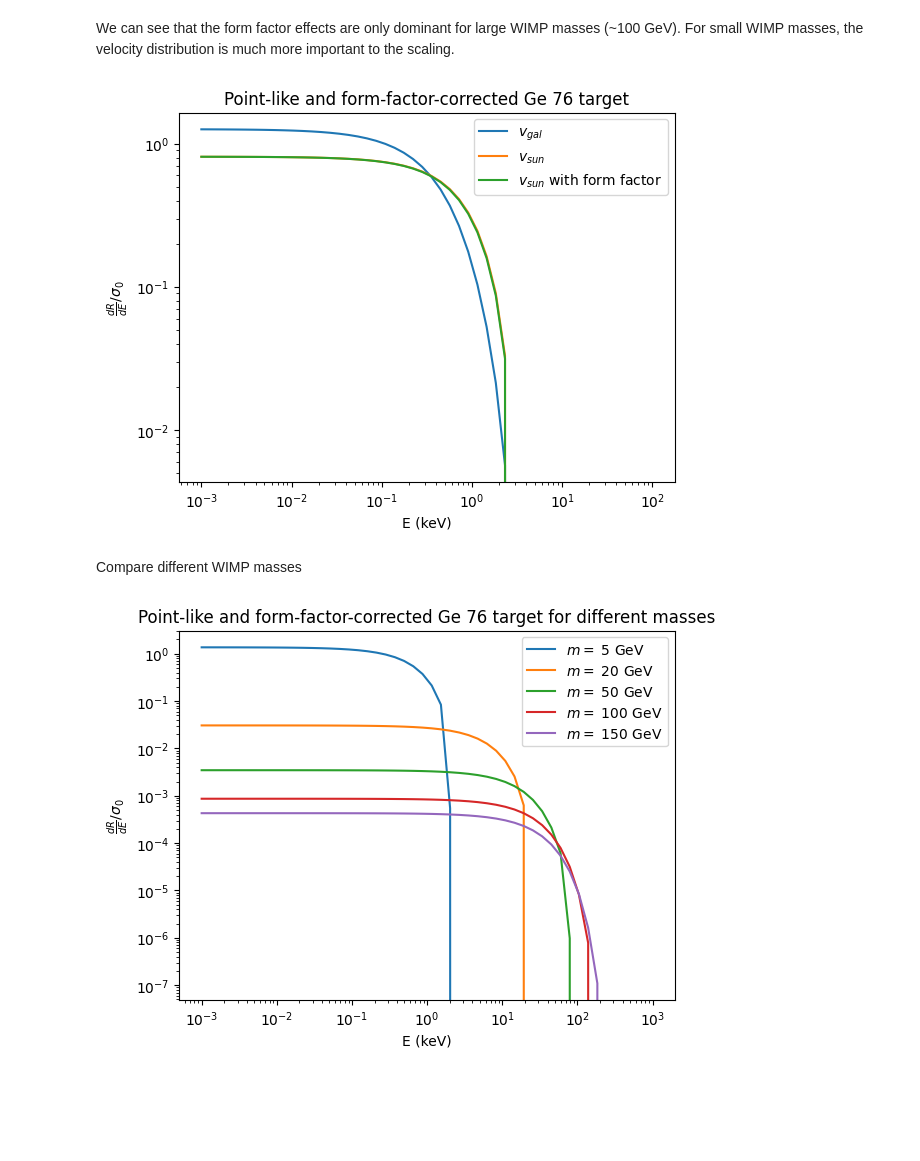
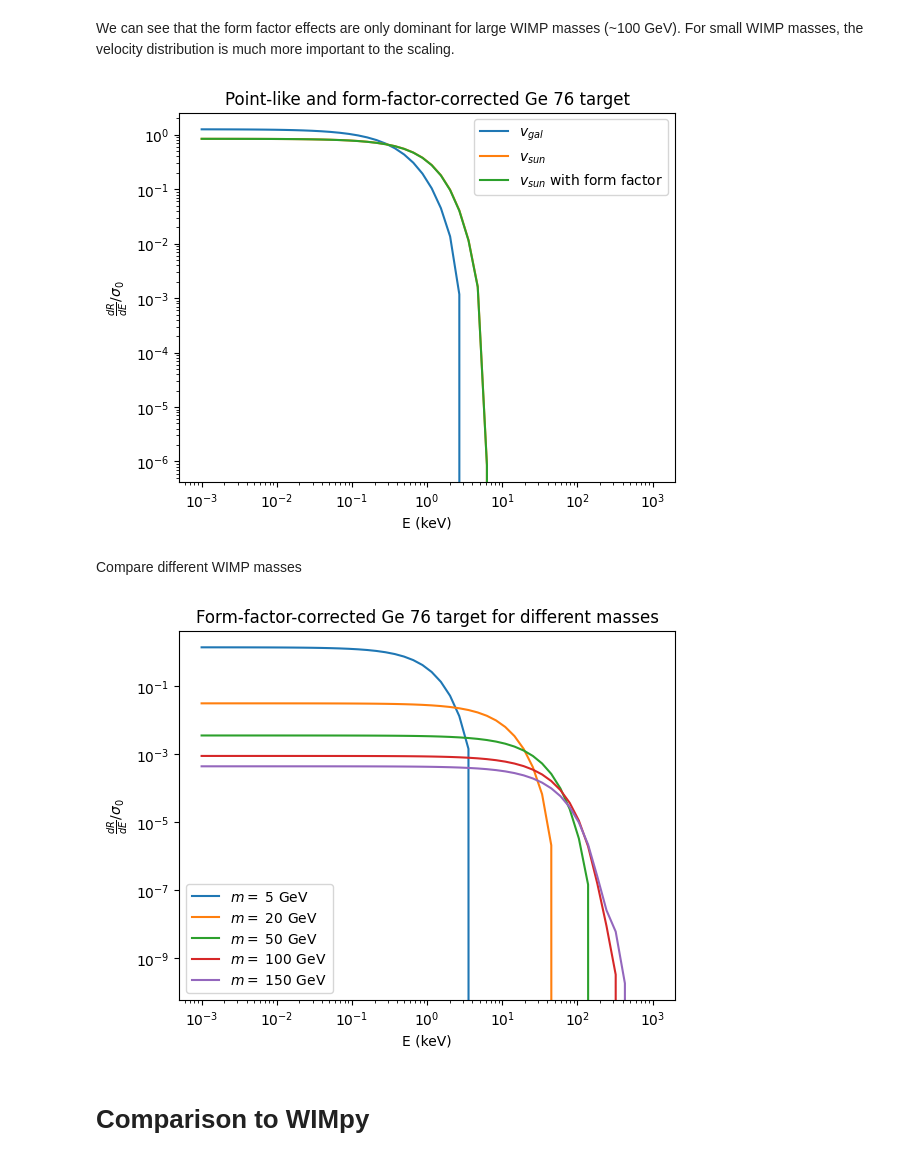
Before and after one commit to tiagocamison/WIMP-LEGEND, a Jupyter notebook: WIMP_O1_spectrum.ipynb, the cells around one changed output. Drawn from its saved outputs; the diff is of its cells as text; code cells hidden in the pictures; blank space fills up the shorter version.

```diff
--- a/WIMP_O1_spectrum.ipynb
+++ b/WIMP_O1_spectrum.ipynb
@@ -218,7 +218,7 @@ plt.show()
 We can see that the form factor effects are only dominant for large WIMP masses (~100 GeV). For small WIMP masses, the velocity distribution is much more important to the scaling.
 # %%
 E = E_keV * 1e-6  # GeV
-eta_sun = make_eta(speed_f_boosted(v0, vesc, v_eff), vesc, n_points=int(1e5))
+eta_sun = make_eta(speed_f_boosted(v0, vesc, v_E), vesc + v_E)
 eta_gal = make_eta(speed_f(v0, vesc), vesc, n_points=int(1e5))
 
 plt.plot(E_keV, np.abs(dRdE(m, m_n, E, 1, rho, eta_gal)), label=r"$v_{gal}$")
@@ -232,22 +232,24 @@ plt.title("Point-like and form-factor-corrected Ge 76 target")
 plt.legend()
 plt.show()
 # %% [output]
-[figure, old version]
+[figure, new version]
 # %% [markdown]
 Compare different WIMP masses
 # %%
 E_keV = np.logspace(-3, 3)  # 1 eV to 1 MeV
 E = E_keV * 1e-6  # GeV
-eta_sun = make_eta(speed_f_boosted(v0, vesc, v_eff), vesc, n_points=int(1e6))
+eta_sun = make_eta(speed_f_boosted(v0, vesc, v_E), vesc + v_E, n_points=int(1e6))
 
 for m_wimp in [5, 20, 50, 100, 150]:
     plt.plot(E_keV, np.abs(dRdE(m_wimp, m_n, E, 1, rho, eta_sun)) * F2_SI_Ge76(E_keV), label=rf"$m = $ {m_wimp} GeV")
 plt.xscale('log')
 plt.yscale('log')
 plt.xlabel("E (keV)")
 plt.ylabel(r"$\frac{dR}{dE} / \sigma_0$")
-plt.title("Point-like and form-factor-corrected Ge 76 target for different masses")
+plt.title("Form-factor-corrected Ge 76 target for different masses")
 plt.legend()
 plt.show()
 # %% [output]
-[figure, old version]
+[figure, new version]
+# %% [markdown]
+# Comparison to WIMpy
```
Also changed, not shown: parts of 7 cells of this notebook.
